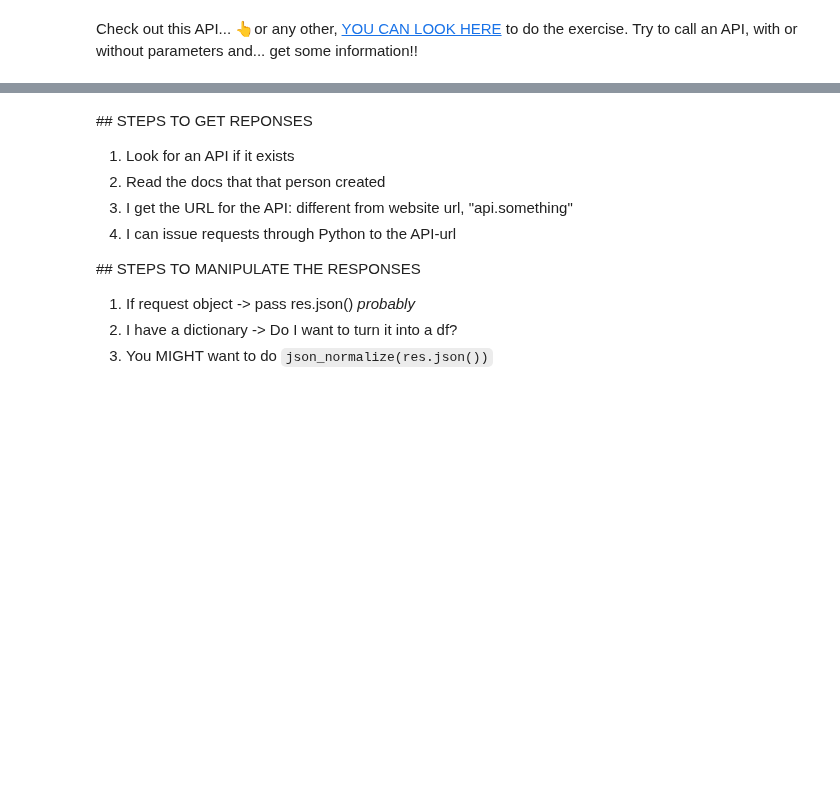
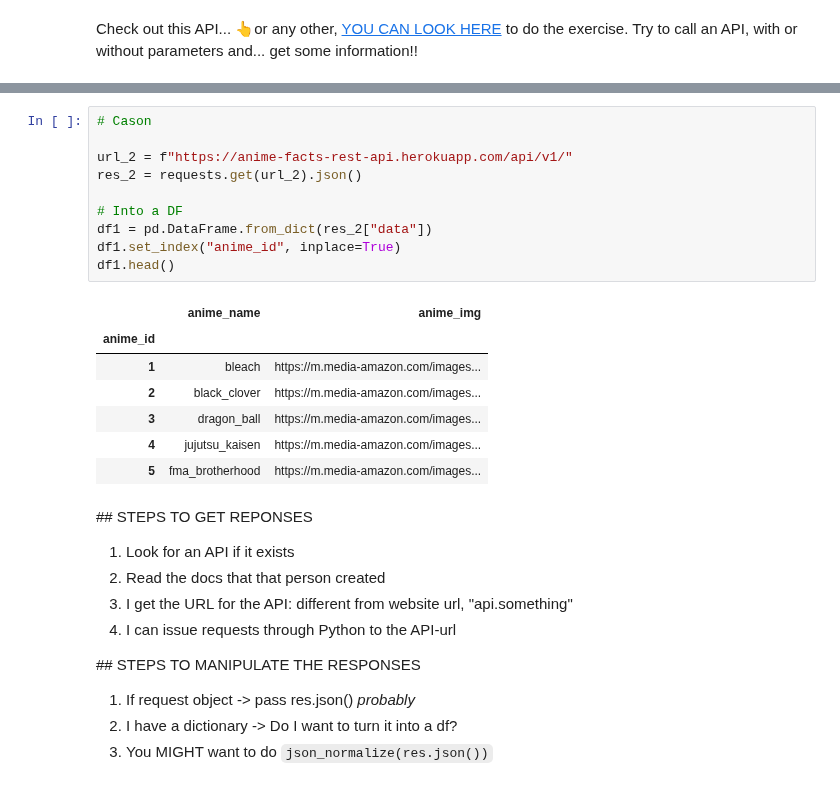
Before and after one commit to Ironhack-data-bcn-oct-2022/lectures, a Jupyter notebook: week-3/03-APIs.ipynb, the cells around one changed output, grey strips where cells are left out. Drawn from its saved outputs; the diff is of its cells as text; blank space fills up the shorter version.

```diff
--- a/week-3/03-APIs.ipynb
+++ b/week-3/03-APIs.ipynb
@@ -406,3 +519,21 @@ Try to call an API, with or without parameters and... get some information!!
+# %%
+# Cason
+
+url_2 = f"https://anime-facts-rest-api.herokuapp.com/api/v1/"
+res_2 = requests.get(url_2).json()
+
+# Into a DF
+df1 = pd.DataFrame.from_dict(res_2["data"])
+df1.set_index("anime_id", inplace=True)
+df1.head()
+# %% [output]
+|  | anime_name | anime_img |
+| anime_id |  |  |
+| 1 | bleach | https://m.media-amazon.com/images... |
+| 2 | black_clover | https://m.media-amazon.com/images... |
+| 3 | dragon_ball | https://m.media-amazon.com/images... |
+| 4 | jujutsu_kaisen | https://m.media-amazon.com/images... |
+| 5 | fma_brotherhood | https://m.media-amazon.com/images... |
 # %% [markdown]
 ## STEPS TO GET REPONSES
 
```
Also changed, not shown: parts of 98 cells of this notebook.
